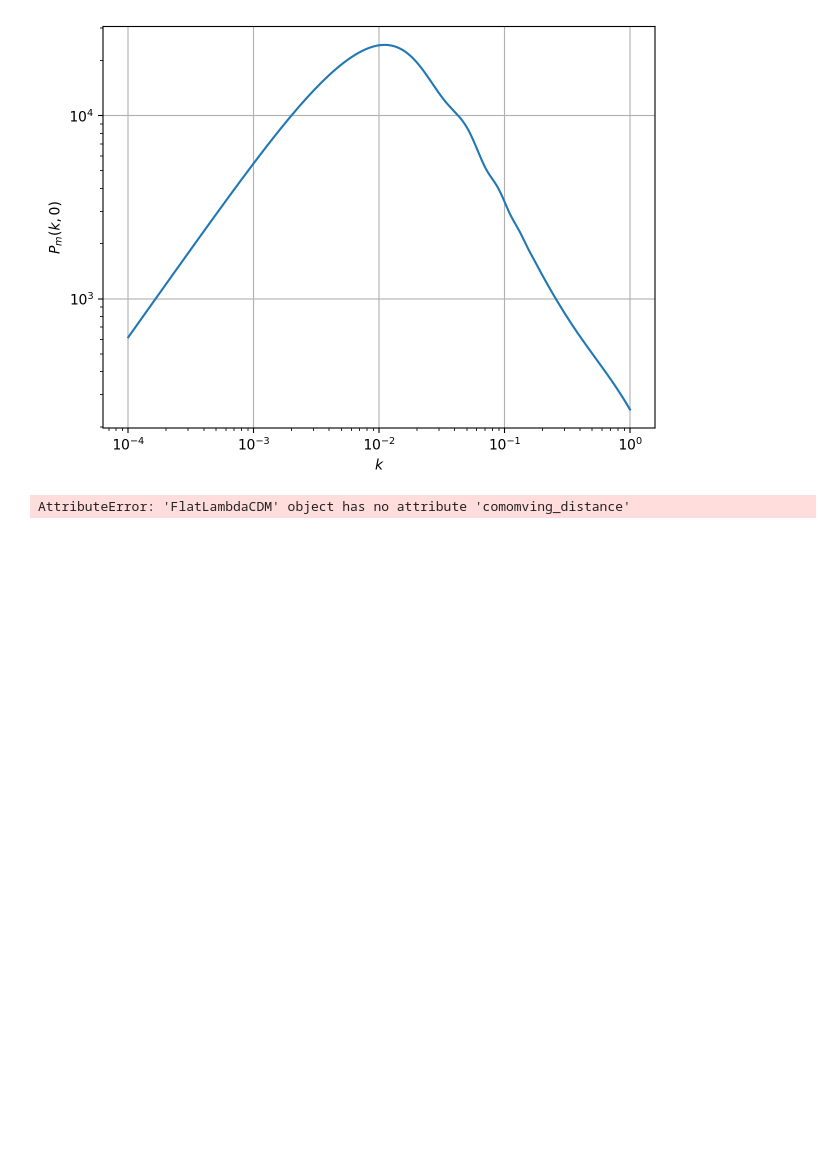
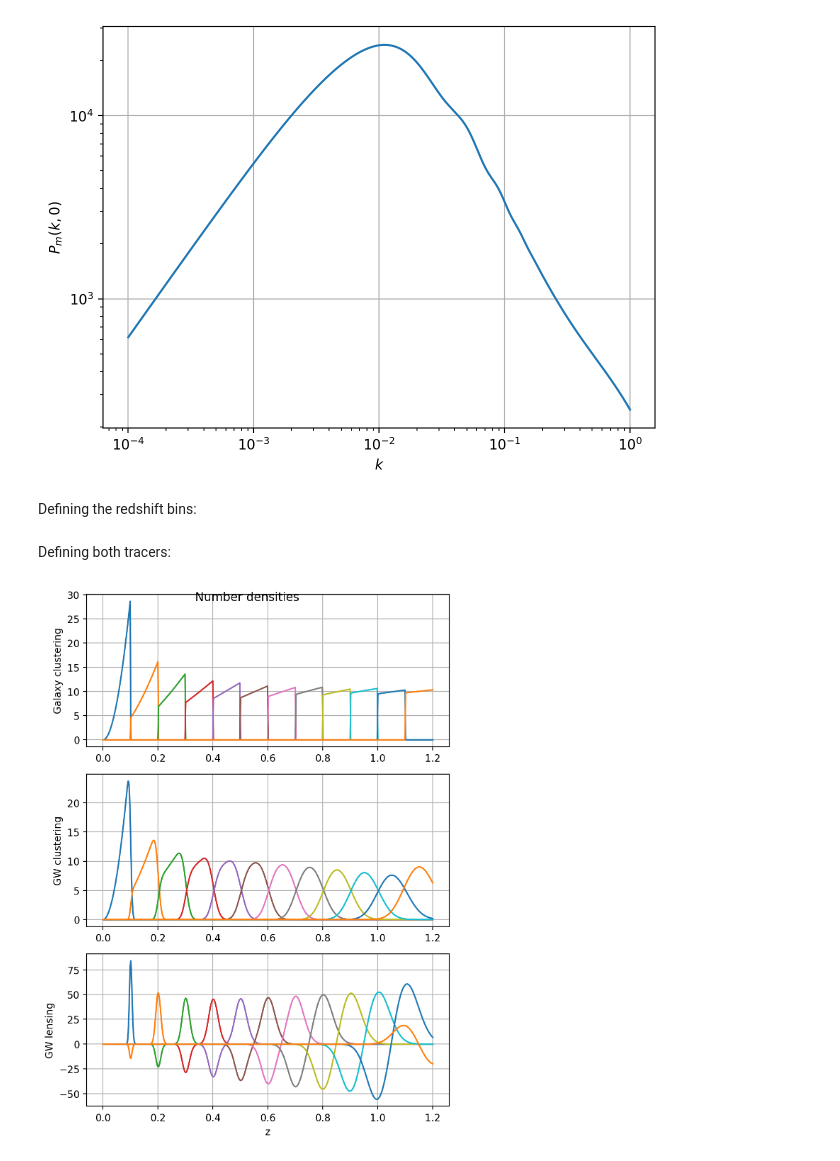
Before and after one commit to binado/cross-correlations-lab, a Jupyter notebook: cross-correlations.ipynb, the cells around one changed output. Drawn from its saved outputs; the diff is of its cells as text; code cells hidden in the pictures; blank space fills up the shorter version.

```diff
--- a/cross-correlations.ipynb
+++ b/cross-correlations.ipynb
@@ -46,5 +46,2 @@ cp = CrossPowerSpectra(z, bins, pm=pm)
-# %%
-l = 100
-print(cp.cgigj(l, bins[5], bins[6], z, bg=1))
-# %% [output]
-AttributeError: 'FlatLambdaCDM' object has no attribute 'comomving_distance'
+# %% [markdown]
+Defining the redshift bins:
@@ -50,0 +56,47 @@ AttributeError: 'FlatLambdaCDM' object has no attribute 'comomving_distance'
+# %% [markdown]
+Defining both tracers:
+# %%
+g_density = UniformInVolumeNumberDensity(1e-3, cosmology)
+gw_density = UniformInVolumeNumberDensity(3e-6, cosmology)
+
+g_kernels = [ClusteringKernel('galaxy clustering', 'g')]
+gw_kernels = [
+    ClusteringKernel('gw clustering', 's'),
+    WeakLensingKernel('gw lensing', 't')
+    ]
+
+g_window_functions = [BoxWindowFunction()]
+gw_window_functions = [
+    GWClusteringWindowFunction(cosmology, 0.05),
+    GWLensingWindowFunction(cosmology, 0.05)
+    ]
+
+g_bias = GrowthRateBias(cosmology)
+gw_bias = GrowthRateBias(cosmology)
+
+g_tracer = Tracer(g_density, g_kernels, g_window_functions, g_bias)
+gw_tracer = Tracer(gw_density, gw_kernels, gw_window_functions, gw_bias)
+# %%
+fig, (ax1, ax2, ax3) = plt.subplots(3, 1, figsize=(6, 8))
+for i, zbin in enumerate(g_bins):
+    ng = g_tracer.normalized_density(zbin, z, 'galaxy clustering')
+    ns = gw_tracer.normalized_density(zbin, z, 'gw clustering')
+    nt = gw_tracer.normalized_density(zbin, z, 'gw lensing')
+
+    ax1.plot(z, ng, label=f'Bin {i + 1}')
+    ax2.plot(z, ns)
+    ax3.plot(z, nt)
+
+ax1.grid()
+ax2.grid()
+ax3.grid()
+ax1.set_ylabel('Galaxy clustering')
+ax2.set_ylabel('GW clustering')
+ax3.set_ylabel('GW lensing')
+#ax1.legend()
+ax3.set_xlabel('z')
+fig.tight_layout()
+fig.suptitle('Number densities')
+plt.show()
+# %% [output]
+[figure, added]
```
Also changed, not shown: parts of 10 cells of this notebook.
